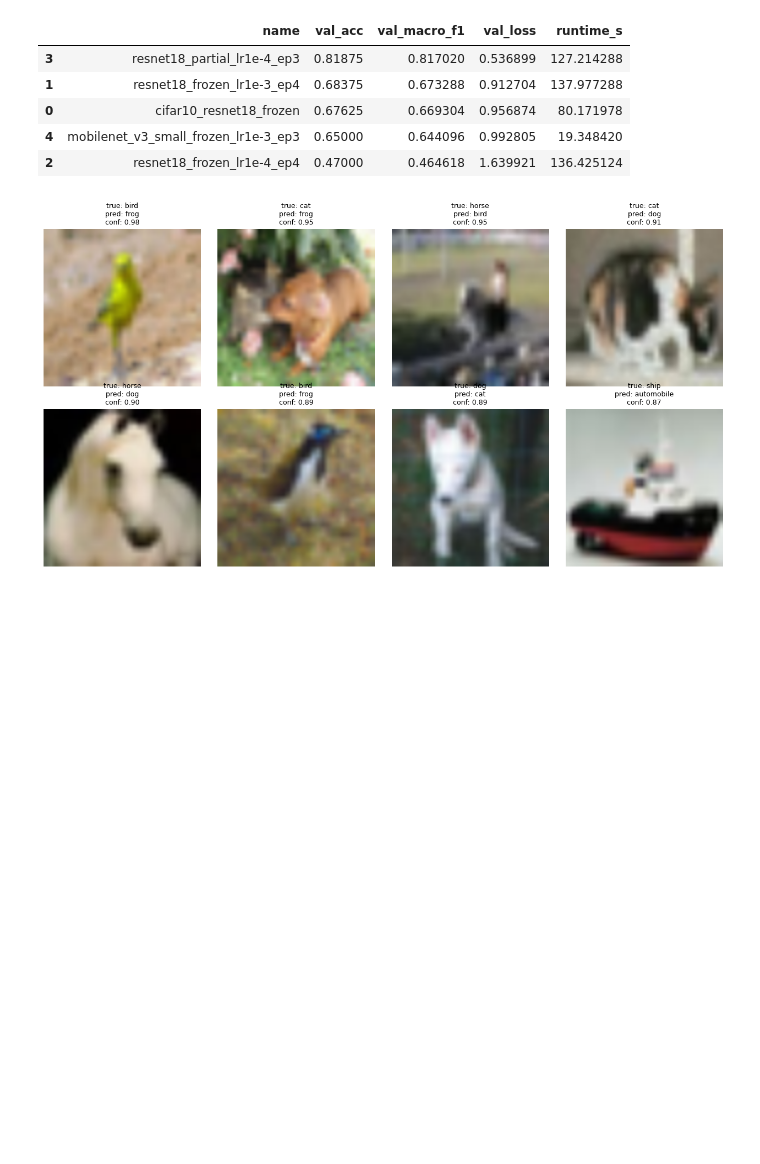
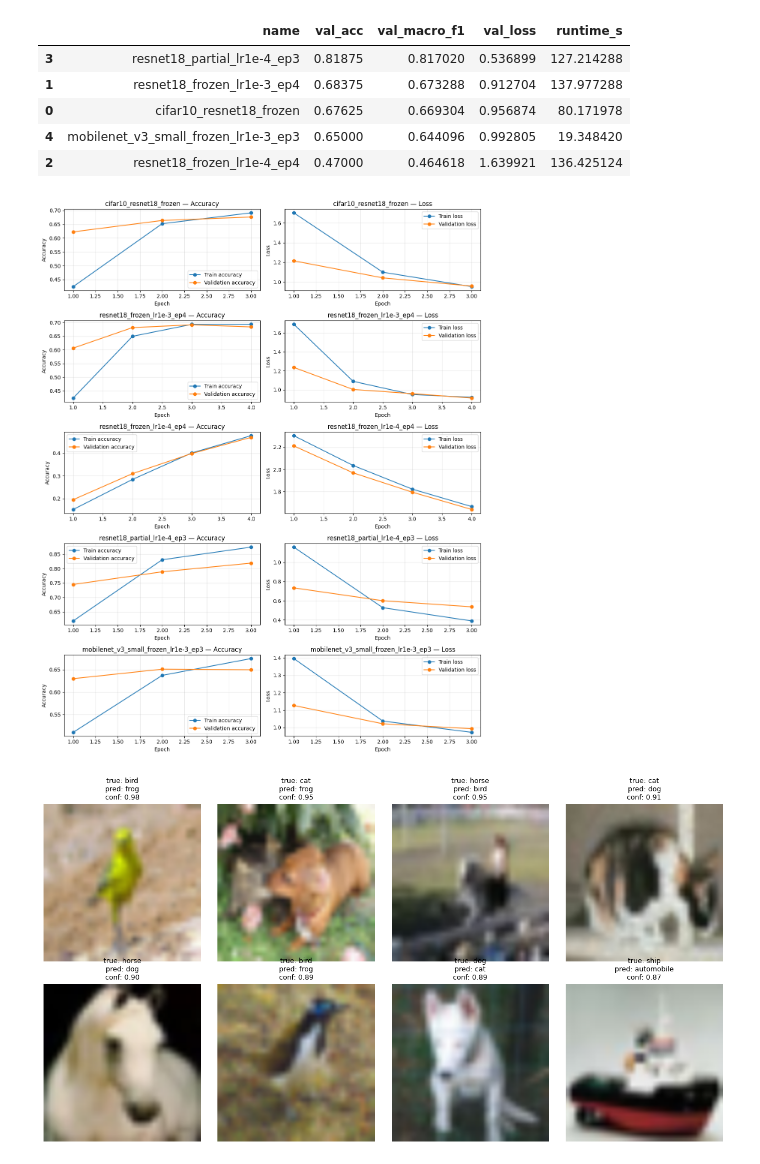
Before and after one commit to GianMan89/AUT-RUB_CV4IS_Exercise_2, a Jupyter notebook: notebooks/solutions/01_guided_cifar10_transfer_learning_solution.ipynb, the cells around one changed output. Saved outputs shown, nothing was run; the diff lists cells and outputs as text; code cells hidden in the pictures; blank space fills up the shorter version.

```diff
--- a/notebooks/solutions/01_guided_cifar10_transfer_learning_solution.ipynb
+++ b/notebooks/solutions/01_guided_cifar10_transfer_learning_solution.ipynb
@@ -249,6 +249,54 @@ Training on device: cpu
 | 0 | cifar10_resnet18_frozen | 0.67625 | 0.669304 | 0.956874 | 80.171978 |
 | 4 | mobilenet_v3_small_frozen_lr1e-3_ep3 | 0.65000 | 0.644096 | 0.992805 | 19.348420 |
 | 2 | resnet18_frozen_lr1e-4_ep4 | 0.47000 | 0.464618 | 1.639921 | 136.425124 |
+# %%
+# Plot train/validation accuracy + loss curves for all experiments in `results`
+n = len(results)
+fig, axes = plt.subplots(nrows=n, ncols=2, figsize=(12, 3 * n), sharex=False)
+
+if n == 1:
+    axes = np.array([axes])  # keep 2D shape: (1, 2)
+
+for row_axes, res in zip(axes, results):
+    ax_acc, ax_loss = row_axes
+    hist_df = pd.DataFrame(res.history)
+
+    # Accuracy
+    train_acc_col = next((c for c in ["train_acc", "train_accuracy"] if c in hist_df.columns), None)
+    val_acc_col = next((c for c in ["val_acc", "val_accuracy"] if c in hist_df.columns), None)
+
+    if train_acc_col is not None:
+        ax_acc.plot(hist_df["epoch"], hist_df[train_acc_col], marker="o", label="Train accuracy")
+    if val_acc_col is not None:
+        ax_acc.plot(hist_df["epoch"], hist_df[val_acc_col], marker="o", label="Validation accuracy")
+
+    ax_acc.set_title(f"{res.name} — Accuracy")
+    ax_acc.set_xlabel("Epoch")
+    ax_acc.set_ylabel("Accuracy")
+    ax_acc.grid(True, alpha=0.3)
+    if train_acc_col or val_acc_col:
+        ax_acc.legend()
+
+    # Loss
+    train_loss_col = next((c for c in ["train_loss", "loss"] if c in hist_df.columns), None)
+    val_loss_col = next((c for c in ["val_loss", "validation_loss"] if c in hist_df.columns), None)
+
+    if train_loss_col is not None:
+        ax_loss.plot(hist_df["epoch"], hist_df[train_loss_col], marker="o", label="Train loss")
+    if val_loss_col is not None:
+        ax_loss.plot(hist_df["epoch"], hist_df[val_loss_col], marker="o", label="Validation loss")
+
+    ax_loss.set_title(f"{res.name} — Loss")
+    ax_loss.set_xlabel("Epoch")
+    ax_loss.set_ylabel("Loss")
+    ax_loss.grid(True, alpha=0.3)
+    if train_loss_col or val_loss_col:
+        ax_loss.legend()
+
+plt.tight_layout()
+plt.show()
+# %% [output]
+[figure, added]
 # %%
 show_misclassified(
     model,
```
Also changed, not shown: 1 other file.
